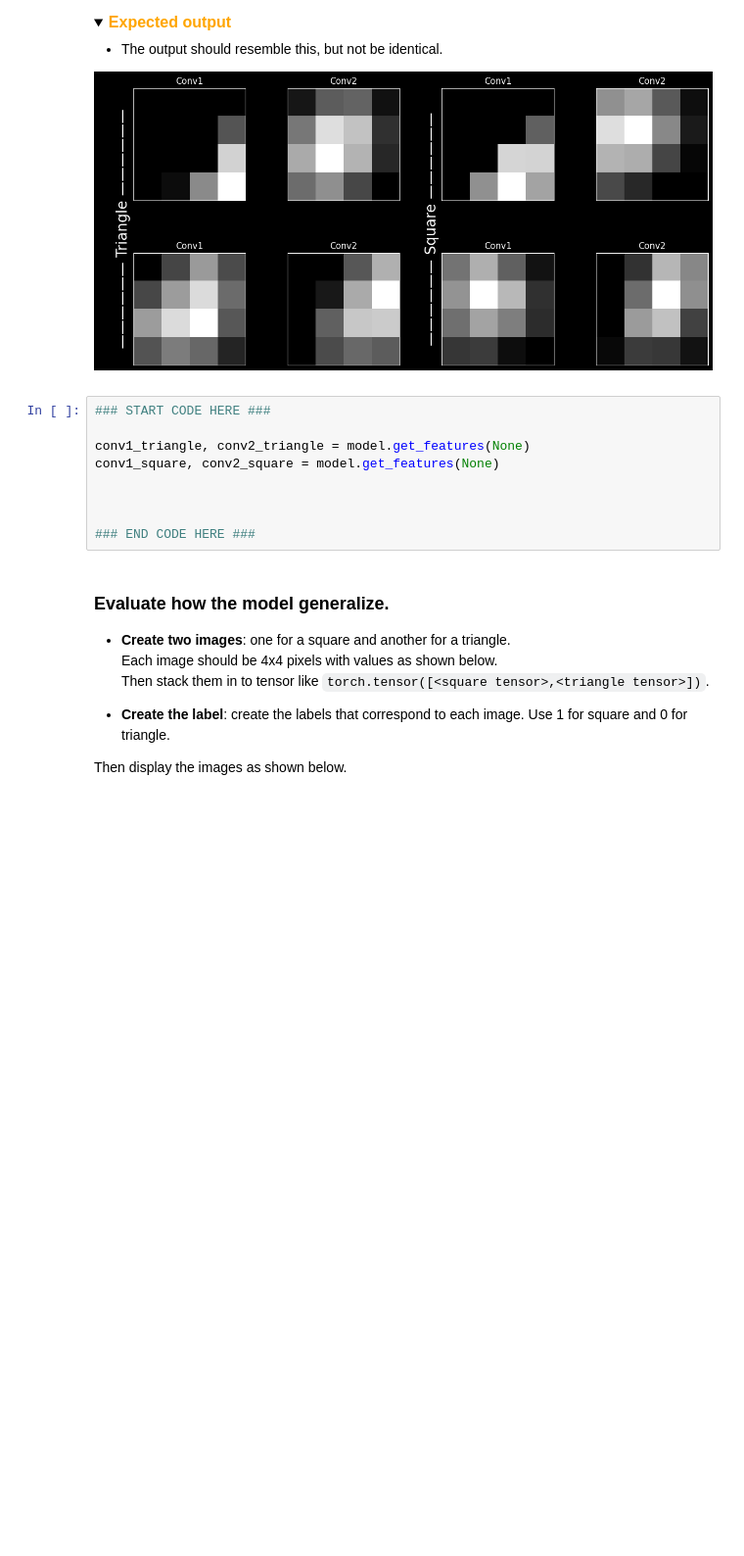
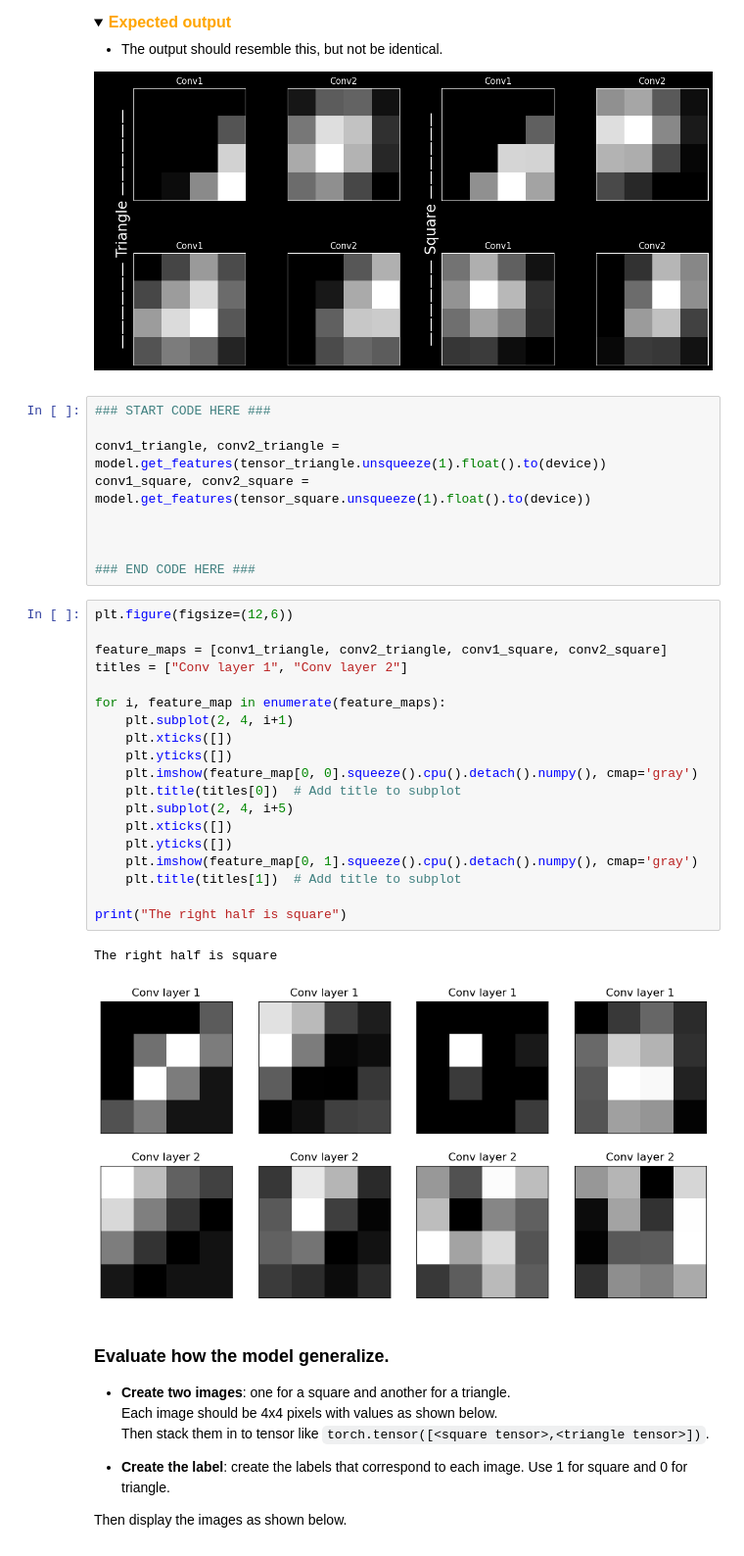
Before and after one commit to MrYellowSock/CE_MACHINE_LEARNING, a Jupyter notebook: Lab5/Lab5-2.ipynb, the cells around one changed output. Shown at 98% size. Cells and saved outputs as stored; diff of their text form; folded sections open; blank space fills up the shorter version.

```diff
--- a/Lab5/Lab5-2.ipynb
+++ b/Lab5/Lab5-2.ipynb
@@ -190,12 +252,34 @@ OrderedDict([('conv1.weight',
 # %%
 ### START CODE HERE ###
 
-conv1_triangle, conv2_triangle = model.get_features(None)
-conv1_square, conv2_square = model.get_features(None)
+conv1_triangle, conv2_triangle = model.get_features(tensor_triangle.unsqueeze(1).float().to(device))
+conv1_square, conv2_square = model.get_features(tensor_square.unsqueeze(1).float().to(device))
 
 
 
 ### END CODE HERE ###
+# %%
+plt.figure(figsize=(12,6))
+
+feature_maps = [conv1_triangle, conv2_triangle, conv1_square, conv2_square]
+titles = ["Conv layer 1", "Conv layer 2"]
+
+for i, feature_map in enumerate(feature_maps):
+    plt.subplot(2, 4, i+1)
+    plt.xticks([])
+    plt.yticks([])
+    plt.imshow(feature_map[0, 0].squeeze().cpu().detach().numpy(), cmap='gray')
+    plt.title(titles[0])  # Add title to subplot
+    plt.subplot(2, 4, i+5)
+    plt.xticks([])
+    plt.yticks([])
+    plt.imshow(feature_map[0, 1].squeeze().cpu().detach().numpy(), cmap='gray')
+    plt.title(titles[1])  # Add title to subplot
+
+print("The right half is square")
+# %% [output]
+The right half is square
+[figure, added]
 # %% [markdown]
 ### **Evaluate how the model generalize.**
 
```
Also changed, not shown: parts of 14 cells of this notebook.
